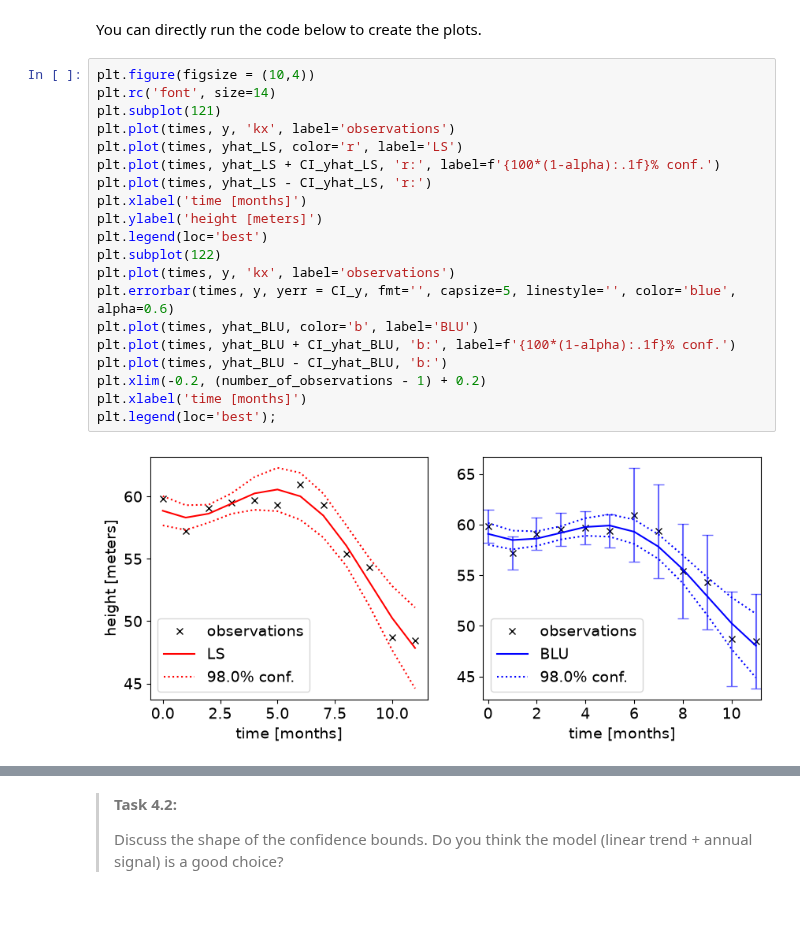
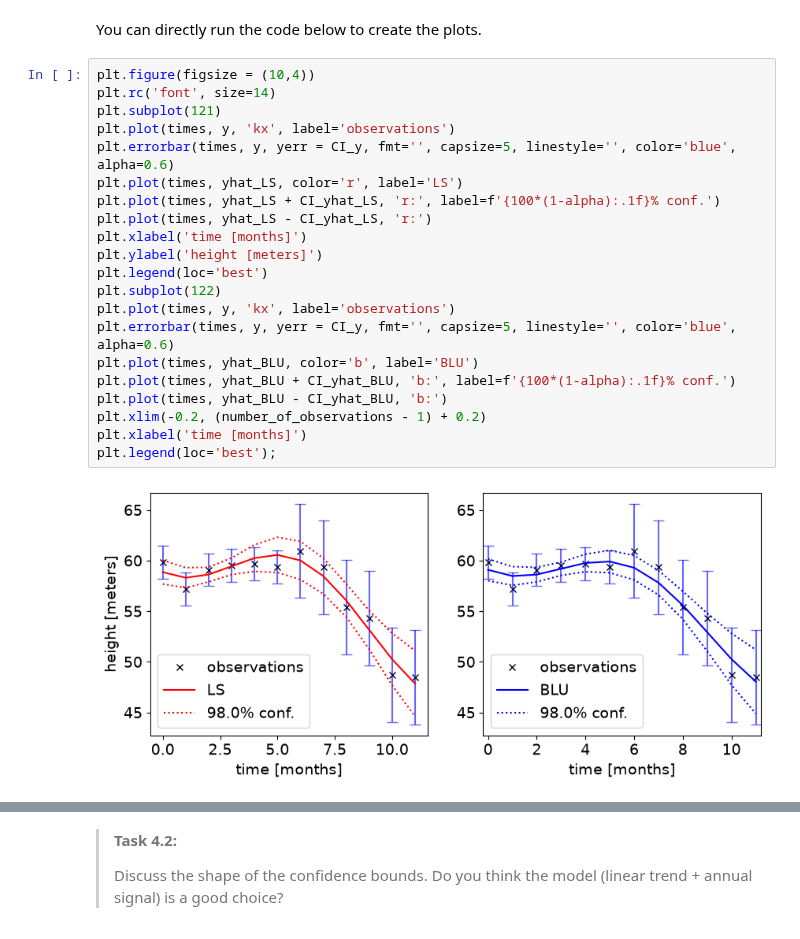
Before and after one commit to Cherushka/WA1.7, a Jupyter notebook: is_it_melting.ipynb, the cells around one changed output, grey strips where cells are left out. Saved outputs shown, nothing was run; the diff lists cells and outputs as text.

```diff
--- a/is_it_melting.ipynb
+++ b/is_it_melting.ipynb
@@ -225,22 +246,23 @@ You can directly run the code below to create the plots.
 # %%
 plt.figure(figsize = (10,4))
 plt.rc('font', size=14)
 plt.subplot(121)
 plt.plot(times, y, 'kx', label='observations')
+plt.errorbar(times, y, yerr = CI_y, fmt='', capsize=5, linestyle='', color='blue', alpha=0.6)
 plt.plot(times, yhat_LS, color='r', label='LS')
 plt.plot(times, yhat_LS + CI_yhat_LS, 'r:', label=f'{100*(1-alpha):.1f}% conf.')
 plt.plot(times, yhat_LS - CI_yhat_LS, 'r:')
 plt.xlabel('time [months]')
 plt.ylabel('height [meters]')
 plt.legend(loc='best')
 plt.subplot(122)
 plt.plot(times, y, 'kx', label='observations')
 plt.errorbar(times, y, yerr = CI_y, fmt='', capsize=5, linestyle='', color='blue', alpha=0.6)
 plt.plot(times, yhat_BLU, color='b', label='BLU')
 plt.plot(times, yhat_BLU + CI_yhat_BLU, 'b:', label=f'{100*(1-alpha):.1f}% conf.')
 plt.plot(times, yhat_BLU - CI_yhat_BLU, 'b:')
 plt.xlim(-0.2, (number_of_observations - 1) + 0.2)
 plt.xlabel('time [months]')
 plt.legend(loc='best');
 # %% [output]
-[figure, old version]
+[figure, new version]
```
Also changed, not shown: parts of 12 cells of this notebook.
